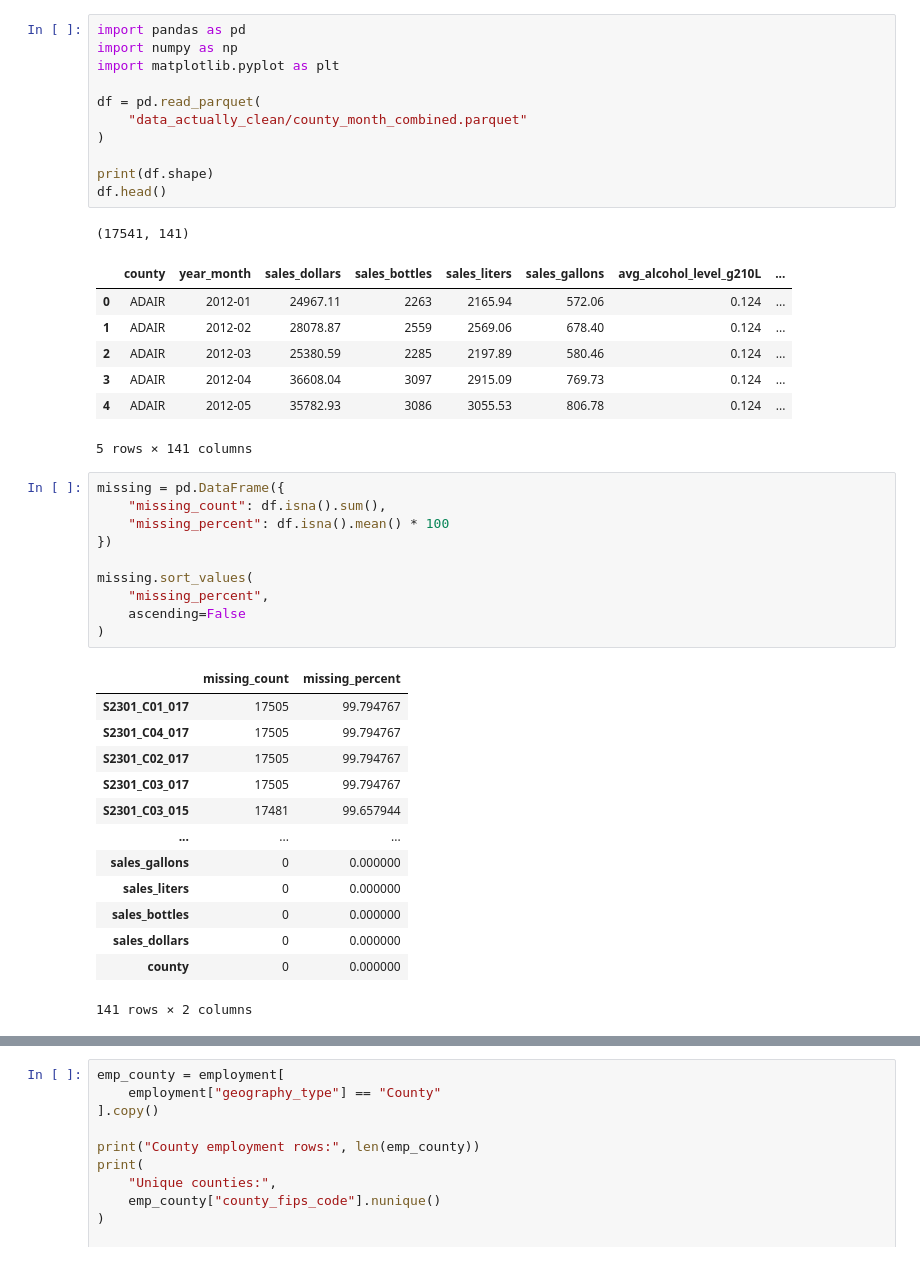
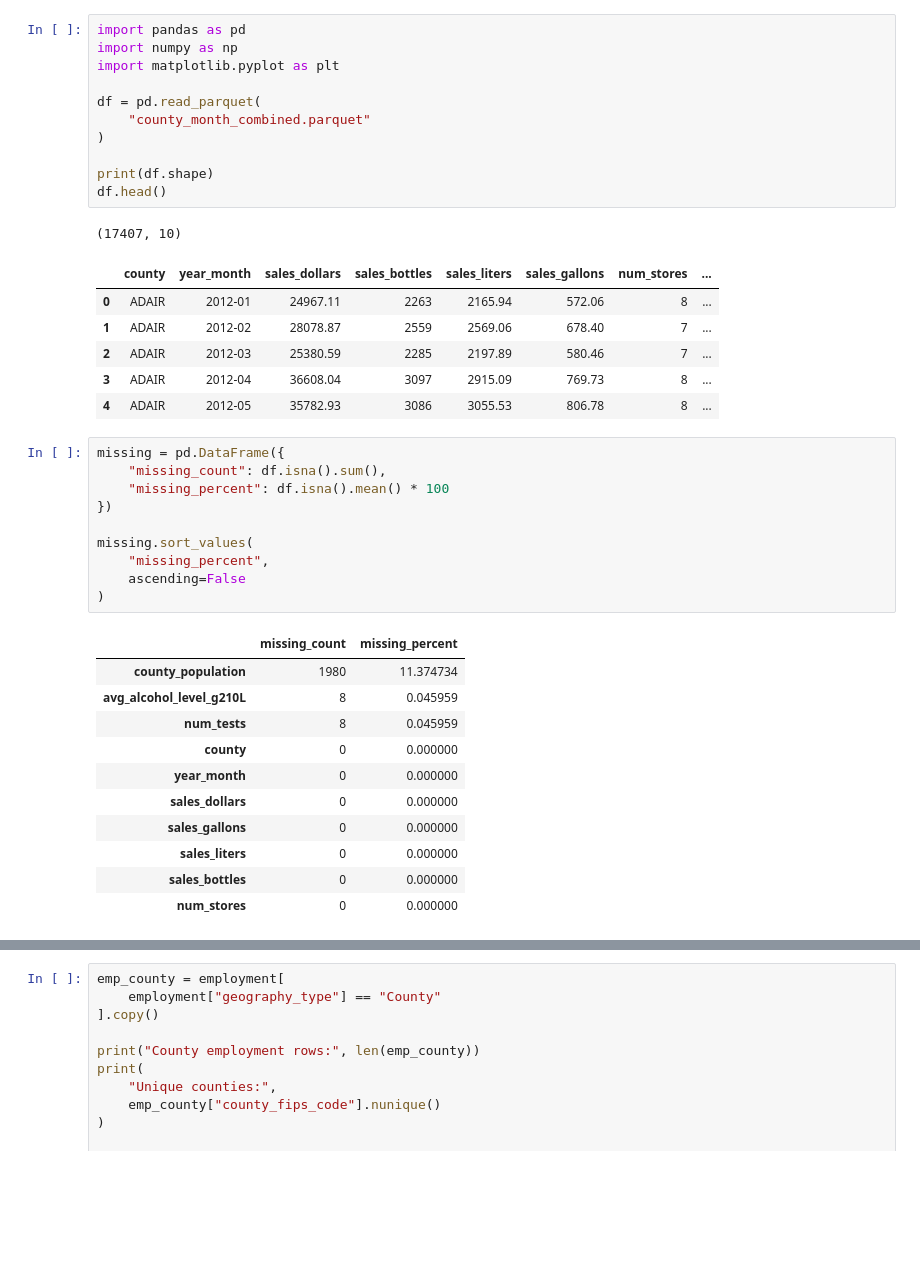
Before and after one commit to Meboy1000/Booze-Data-Project, a Jupyter notebook: InitialEDAandModels.ipynb, the cells around one changed output, grey strips where cells are left out. Drawn from its saved outputs; the diff is of its cells as text; blank space fills up the shorter version.

```diff
--- a/InitialEDAandModels.ipynb
+++ b/InitialEDAandModels.ipynb
@@ -1,23 +1,22 @@
 # %%
 import pandas as pd
 import numpy as np
 import matplotlib.pyplot as plt
 
 df = pd.read_parquet(
-    "data_actually_clean/county_month_combined.parquet"
+    "county_month_combined.parquet"
 )
 
 print(df.shape)
 df.head()
 # %% [output]
-(17541, 141)
+(17407, 10)
-|  | county | year_month | sales_dollars | sales_bottles | sales_liters | sales_gallons | avg_alcohol_level_g210L | ... |
-| 0 | ADAIR | 2012-01 | 24967.11 | 2263 | 2165.94 | 572.06 | 0.124 | ... |
-| 1 | ADAIR | 2012-02 | 28078.87 | 2559 | 2569.06 | 678.40 | 0.124 | ... |
-| 2 | ADAIR | 2012-03 | 25380.59 | 2285 | 2197.89 | 580.46 | 0.124 | ... |
-| 3 | ADAIR | 2012-04 | 36608.04 | 3097 | 2915.09 | 769.73 | 0.124 | ... |
-| 4 | ADAIR | 2012-05 | 35782.93 | 3086 | 3055.53 | 806.78 | 0.124 | ... |
+|  | county | year_month | sales_dollars | sales_bottles | sales_liters | sales_gallons | num_stores | ... |
+| 0 | ADAIR | 2012-01 | 24967.11 | 2263 | 2165.94 | 572.06 | 8 | ... |
+| 1 | ADAIR | 2012-02 | 28078.87 | 2559 | 2569.06 | 678.40 | 7 | ... |
+| 2 | ADAIR | 2012-03 | 25380.59 | 2285 | 2197.89 | 580.46 | 7 | ... |
+| 3 | ADAIR | 2012-04 | 36608.04 | 3097 | 2915.09 | 769.73 | 8 | ... |
+| 4 | ADAIR | 2012-05 | 35782.93 | 3086 | 3055.53 | 806.78 | 8 | ... |
-5 rows × 141 columns
 # %%
 missing = pd.DataFrame({
     "missing_count": df.isna().sum(),
@@ -30,17 +29,15 @@ missing.sort_values(
 )
 # %% [output]
 |  | missing_count | missing_percent |
-| S2301_C01_017 | 17505 | 99.794767 |
-| S2301_C04_017 | 17505 | 99.794767 |
-| S2301_C02_017 | 17505 | 99.794767 |
-| S2301_C03_017 | 17505 | 99.794767 |
-| S2301_C03_015 | 17481 | 99.657944 |
-| ... | ... | ... |
+| county_population | 1980 | 11.374734 |
+| avg_alcohol_level_g210L | 8 | 0.045959 |
+| num_tests | 8 | 0.045959 |
+| county | 0 | 0.000000 |
+| year_month | 0 | 0.000000 |
+| sales_dollars | 0 | 0.000000 |
 | sales_gallons | 0 | 0.000000 |
 | sales_liters | 0 | 0.000000 |
 | sales_bottles | 0 | 0.000000 |
-| sales_dollars | 0 | 0.000000 |
-| county | 0 | 0.000000 |
+| num_stores | 0 | 0.000000 |
-141 rows × 2 columns
 # %%
 employment = pd.read_parquet(
```
Also changed, not shown: parts of 59 cells of this notebook.
